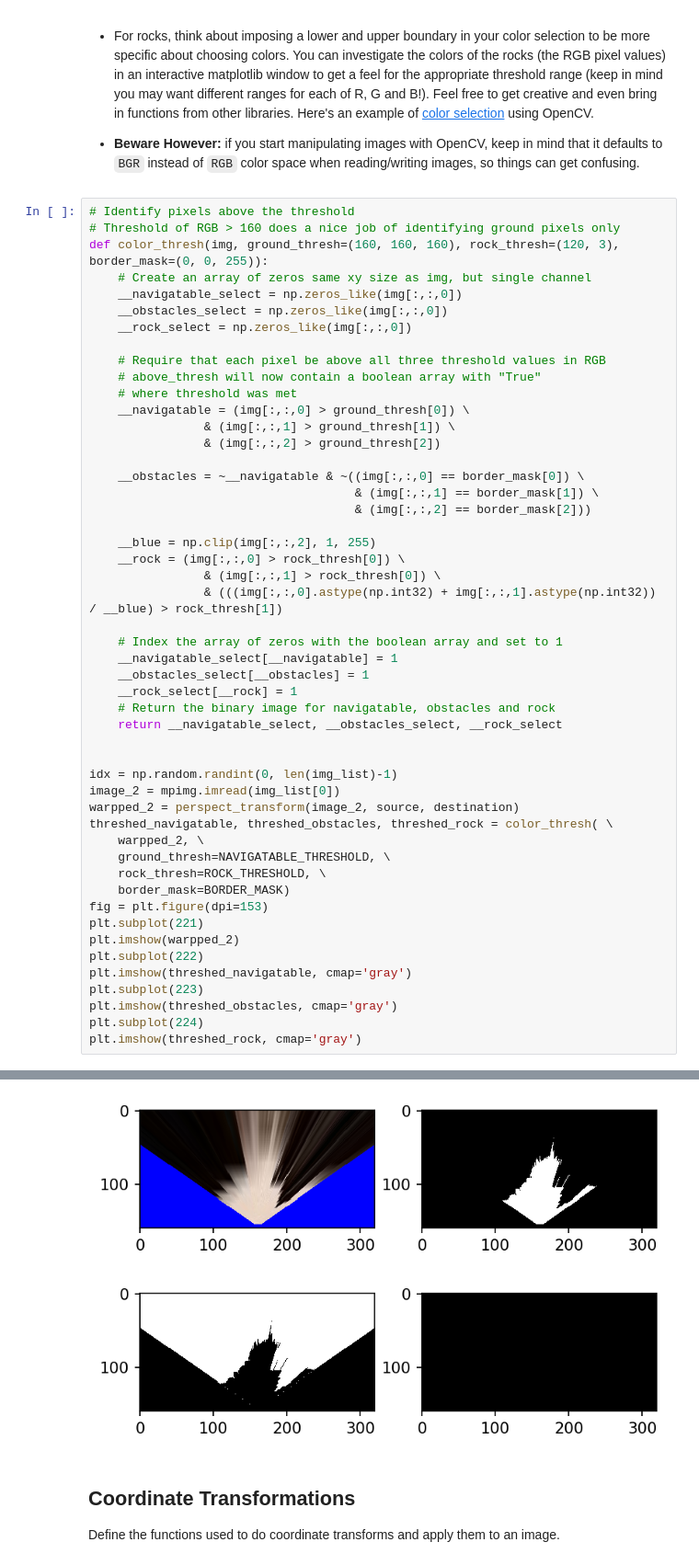
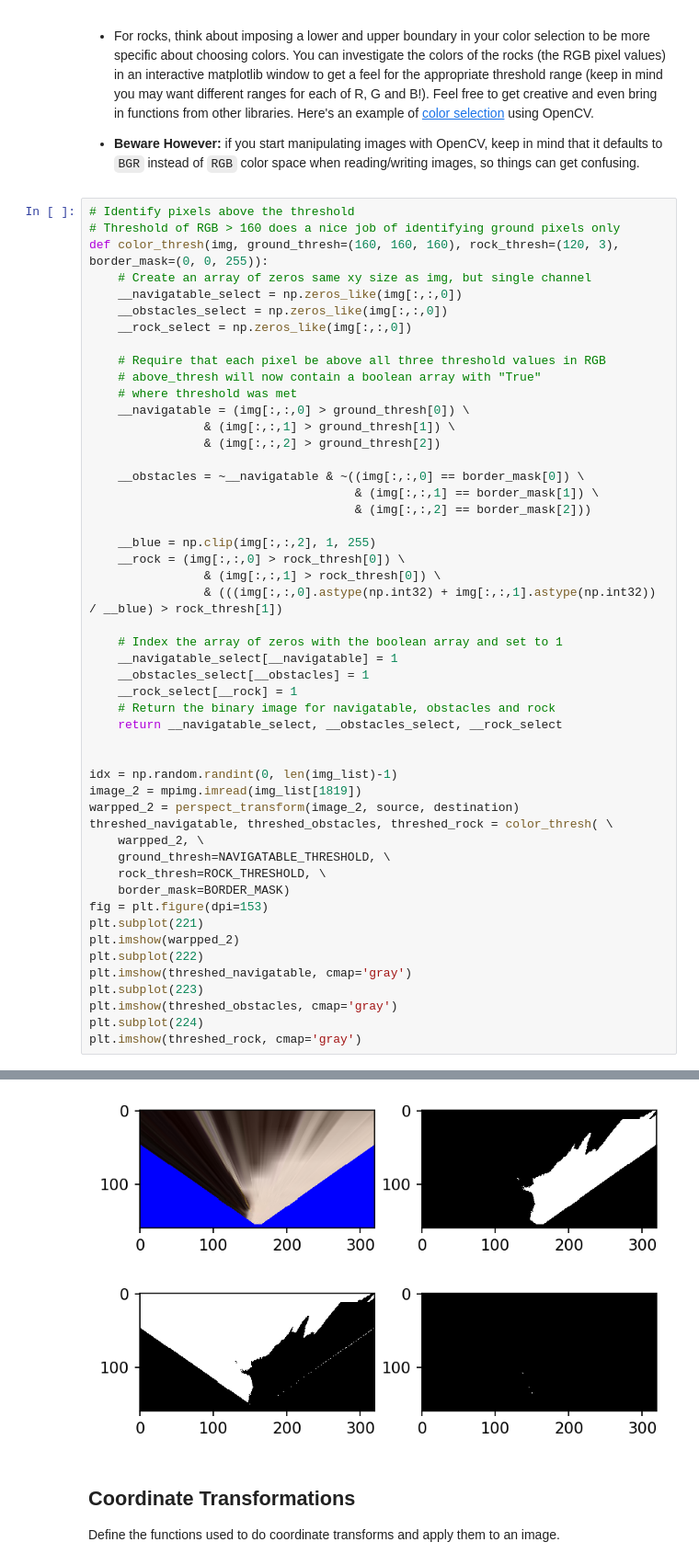
Before and after one commit to kalki/RoboND-Rover-Project, a Jupyter notebook: code/Rover_Project_Test_Notebook.ipynb, the cells around one changed output, grey strips where cells are left out. Shown at 92% size. Cells and saved outputs as stored; diff of their text form.

Commit message:
Change sample image

```diff
--- a/code/Rover_Project_Test_Notebook.ipynb
+++ b/code/Rover_Project_Test_Notebook.ipynb
@@ -157,35 +157,35 @@ def color_thresh(img, ground_thresh=(160, 160, 160), rock_thresh=(120, 3), borde
     __rock = (img[:,:,0] > rock_thresh[0]) \
                 & (img[:,:,1] > rock_thresh[0]) \
                 & (((img[:,:,0].astype(np.int32) + img[:,:,1].astype(np.int32)) / __blue) > rock_thresh[1])
 
     # Index the array of zeros with the boolean array and set to 1
     __navigatable_select[__navigatable] = 1
     __obstacles_select[__obstacles] = 1
     __rock_select[__rock] = 1
     # Return the binary image for navigatable, obstacles and rock
     return __navigatable_select, __obstacles_select, __rock_select
 
 
 idx = np.random.randint(0, len(img_list)-1)
-image_2 = mpimg.imread(img_list[0])
+image_2 = mpimg.imread(img_list[1819])
 warpped_2 = perspect_transform(image_2, source, destination)
 threshed_navigatable, threshed_obstacles, threshed_rock = color_thresh( \
     warpped_2, \
     ground_thresh=NAVIGATABLE_THRESHOLD, \
     rock_thresh=ROCK_THRESHOLD, \
     border_mask=BORDER_MASK)
 fig = plt.figure(dpi=153)
 plt.subplot(221)
 plt.imshow(warpped_2)
 plt.subplot(222)
 plt.imshow(threshed_navigatable, cmap='gray')
 plt.subplot(223)
 plt.imshow(threshed_obstacles, cmap='gray')
 plt.subplot(224)
 plt.imshow(threshed_rock, cmap='gray')
 # %% [output]
 <matplotlib.image.AxesImage at 0x...>
-[figure, old version]
+[figure, new version]
 # %% [markdown]
 ## Coordinate Transformations
 Define the functions used to do coordinate transforms and apply them to an image.
```
Also changed, not shown: parts of 2 cells of this notebook.
